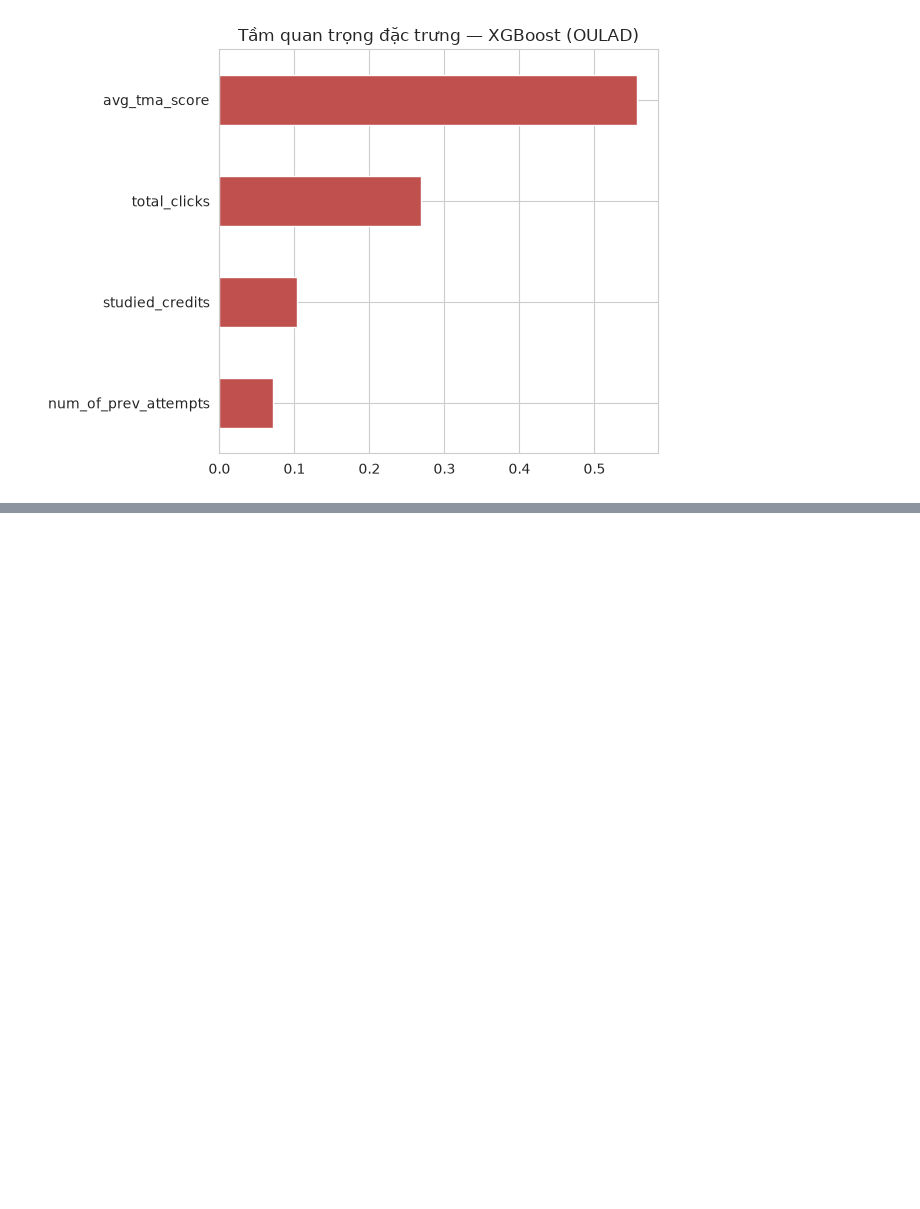
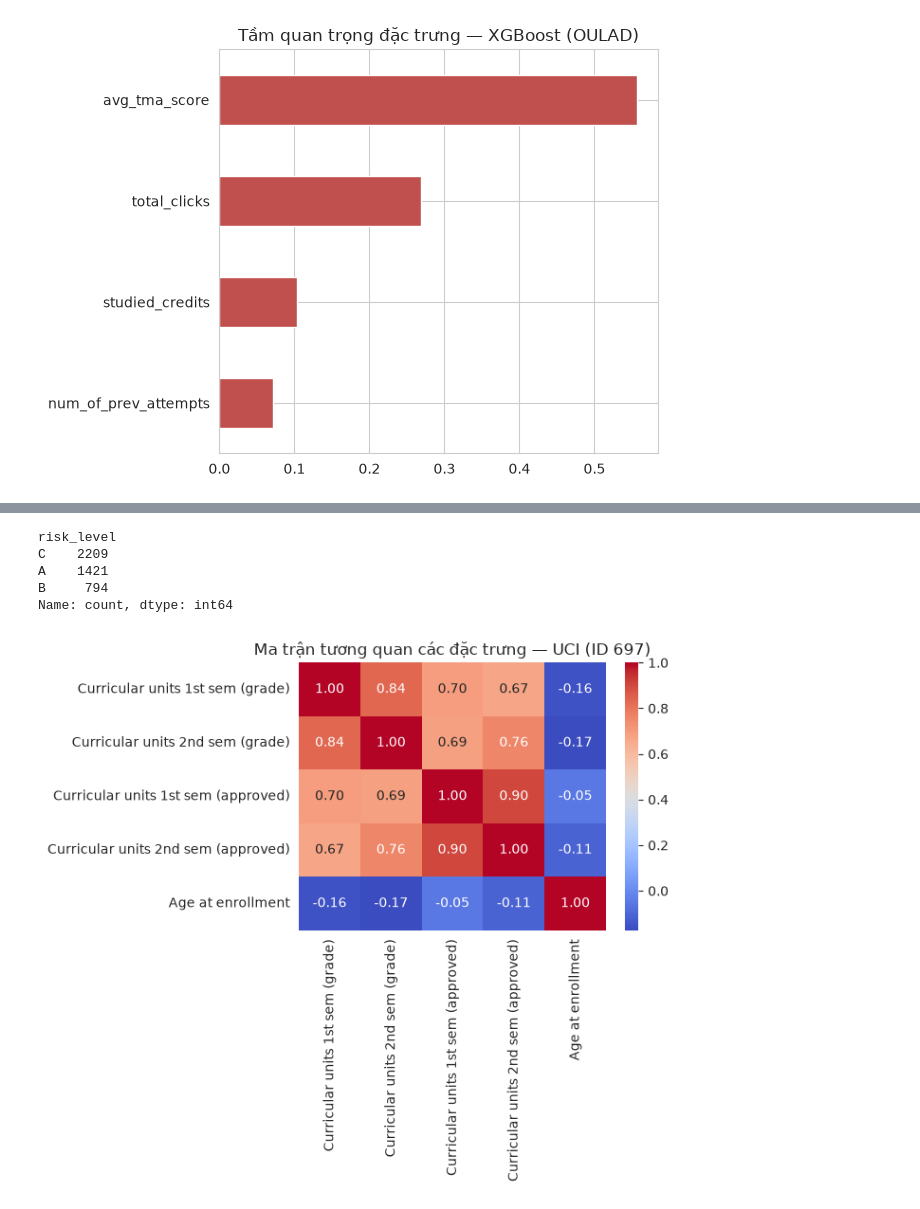
Before and after one commit to dangtai-0510/nckh_2026-2027, a Jupyter notebook: nckh_2026_2027/tuan1.ipynb, the cells around one changed output, grey strips where cells are left out. Cells and saved outputs as stored; diff of their text form; code cells hidden in the pictures; blank space fills up the shorter version.

```diff
--- a/nckh_2026_2027/tuan1.ipynb
+++ b/nckh_2026_2027/tuan1.ipynb
@@ -280,0 +315,34 @@ plt.show()
+# %%
+# ==== B3. Gán nhãn 3 mức rủi ro A(Cao)/B(Trung bình)/C(Thấp), đồng bộ cách làm với OULAD ====
+risk_map_uci = {
+    'Dropout': 'A',   # Cao — đã bỏ học
+    'Enrolled': 'B',  # Trung bình — vẫn đang học, chưa rõ kết quả cuối
+    'Graduate': 'C'   # Thấp — đã tốt nghiệp
+}
+uci['risk_level'] = uci['Target'].map(risk_map_uci)
+print(uci['risk_level'].value_counts())
+# %% [output]
+risk_level
+C    2209
+A    1421
+B     794
+Name: count, dtype: int64
+# %%
+# ==== B4. Ma trận tương quan — UCI (chọn các đặc trưng liên quan trực tiếp đến kết quả học tập) ====
+numeric_cols_uci = [
+    'Curricular units 1st sem (grade)',
+    'Curricular units 2nd sem (grade)',
+    'Curricular units 1st sem (approved)',
+    'Curricular units 2nd sem (approved)',
+    'Age at enrollment'
+]
+numeric_cols_uci = [c for c in numeric_cols_uci if c in uci.columns]
+
+corr_uci = uci[numeric_cols_uci].corr()
+plt.figure(figsize=(7, 6))
+sns.heatmap(corr_uci, annot=True, cmap='coolwarm', fmt='.2f')
+plt.title('Ma trận tương quan các đặc trưng — UCI (ID 697)')
+plt.tight_layout()
+plt.show()
+# %% [output]
+[figure, added]
```
Also changed, not shown: parts of 15 cells of this notebook.
